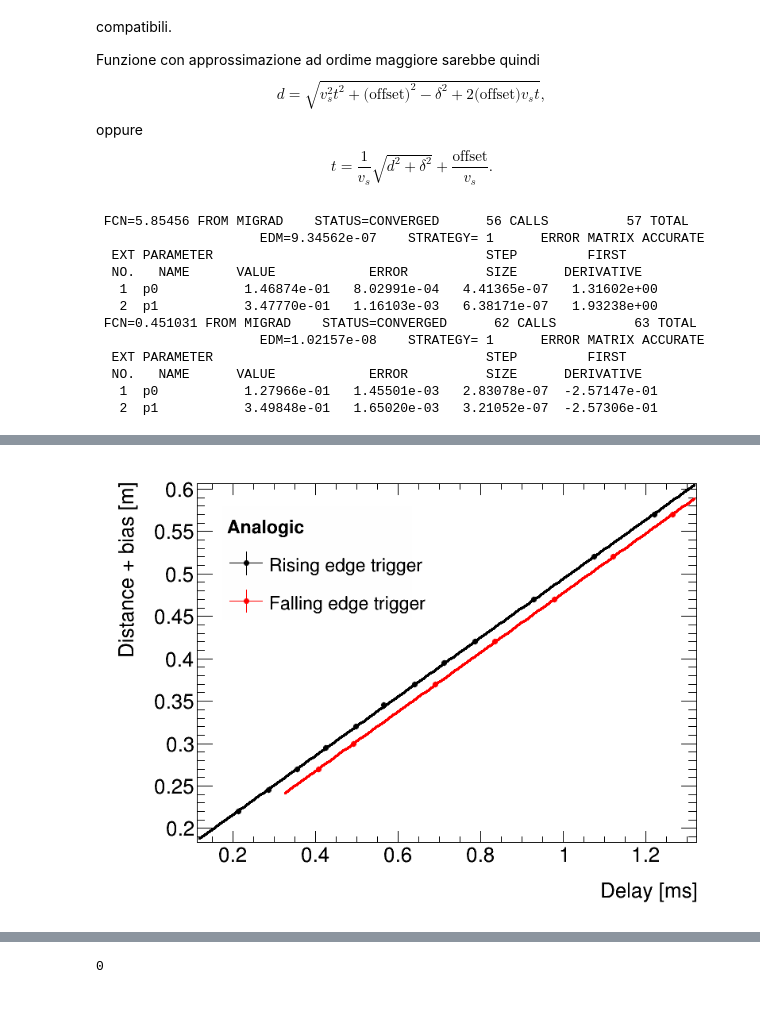
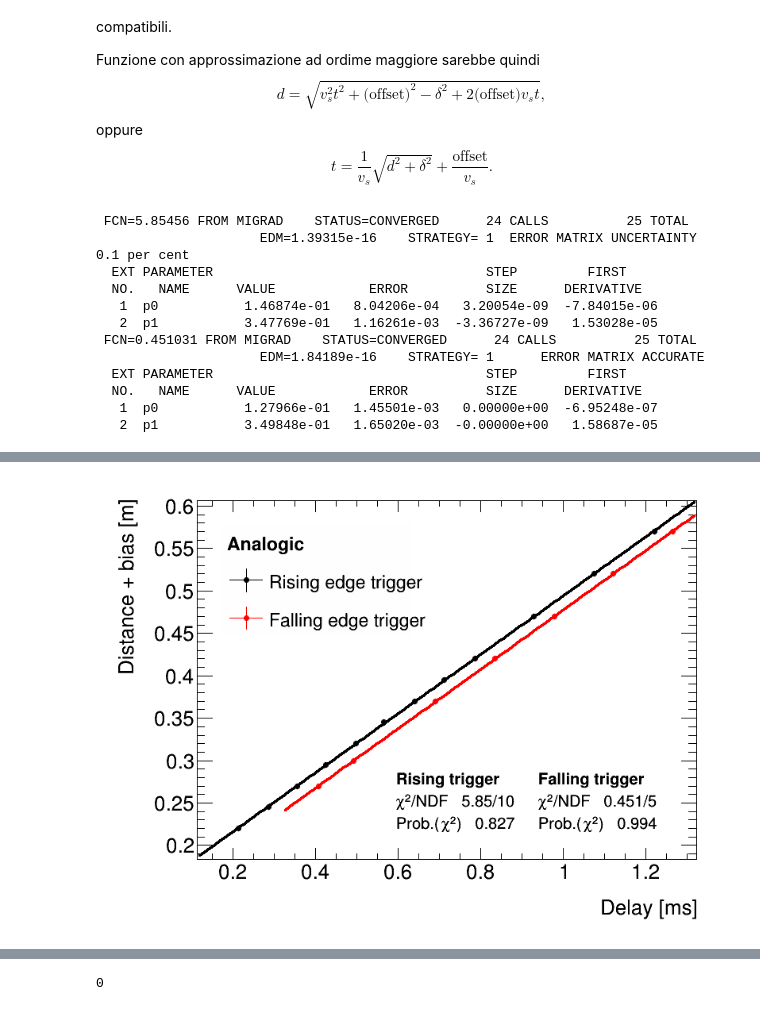
Before and after one commit to mattiasotgia/Lab2, a Jupyter notebook: esperienza_6__velocita_suono/analisi_dati/220413__analisi_dati_sspd.ipynb, the cells around one changed output, grey strips where cells are left out. Drawn from its saved outputs; the diff is of its cells as text; code cells hidden in the pictures.

Commit message:
added statistical parameters to plots

```diff
--- a/esperienza_6__velocita_suono/analisi_dati/220413__analisi_dati_sspd.ipynb
+++ b/esperienza_6__velocita_suono/analisi_dati/220413__analisi_dati_sspd.ipynb
@@ -88,6 +90,8 @@ l.SetFillColorAlpha(0, 0.75)
 l.SetTextSize(25)
 l.SetHeader('#bf{Analogic} #it{}')
 
+t = ROOT.TLatex()
+t.SetTextSize(22)
 
 rise_analogic.Draw('ap')
 rise_analogic.Fit('analog_rise')
@@ -96,17 +100,24 @@ fall_analogic.Fit('analog_fall')
 l.AddEntry(rise_analogic, 'Rising edge trigger', 'LPE')
 l.AddEntry(fall_analogic, 'Falling edge trigger', 'LPE')
 l.Draw()
+
+t.DrawLatexNDC(.475, .3, '#splitline{{#bf{{Rising trigger}}}}{{#splitline{{#chi^{{2}}/NDF   {:.3}/{}}}{{Prob.(#chi^{{2}})   {:.3}}}}}'
+               .format(f_rise_analogic.GetChisquare(),f_rise_analogic.GetNDF(),f_rise_analogic.GetProb()))
+
+t.DrawLatexNDC(.7, .3, '#splitline{{#bf{{Falling trigger}}}}{{#splitline{{#chi^{{2}}/NDF   {:.3}/{}}}{{Prob.(#chi^{{2}})   {:.3}}}}}'
+               .format(f_fall_analogic.GetChisquare(),f_fall_analogic.GetNDF(),f_fall_analogic.GetProb()))
+
 c1.Draw()
 # %% [output]
- FCN=5.85456 FROM MIGRAD    STATUS=CONVERGED      56 CALLS          57 TOTAL
-                     EDM=9.34562e-07    STRATEGY= 1      ERROR MATRIX ACCURATE
+ FCN=5.85456 FROM MIGRAD    STATUS=CONVERGED      24 CALLS          25 TOTAL
+                     EDM=1.39315e-16    STRATEGY= 1  ERROR MATRIX UNCERTAINTY   0.1 per cent
   EXT PARAMETER                                   STEP         FIRST
   NO.   NAME      VALUE            ERROR          SIZE      DERIVATIVE
-   1  p0           1.46874e-01   8.02991e-04   4.41365e-07   1.31602e+00
-   2  p1           3.47770e-01   1.16103e-03   6.38171e-07   1.93238e+00
- FCN=0.451031 FROM MIGRAD    STATUS=CONVERGED      62 CALLS          63 TOTAL
-                     EDM=1.02157e-08    STRATEGY= 1      ERROR MATRIX ACCURATE
+   1  p0           1.46874e-01   8.04206e-04   3.20054e-09  -7.84015e-06
+   2  p1           3.47769e-01   1.16261e-03  -3.36727e-09   1.53028e-05
+ FCN=0.451031 FROM MIGRAD    STATUS=CONVERGED      24 CALLS          25 TOTAL
+                     EDM=1.84189e-16    STRATEGY= 1      ERROR MATRIX ACCURATE
   EXT PARAMETER                                   STEP         FIRST
   NO.   NAME      VALUE            ERROR          SIZE      DERIVATIVE
-   1  p0           1.27966e-01   1.45501e-03   2.83078e-07  -2.57147e-01
-   2  p1           3.49848e-01   1.65020e-03   3.21052e-07  -2.57306e-01
+   1  p0           1.27966e-01   1.45501e-03   0.00000e+00  -6.95248e-07
+   2  p1           3.49848e-01   1.65020e-03  -0.00000e+00   1.58687e-05
@@ -113,4 +125,4 @@ c1.Draw()
-[figure, old version]
+[figure, new version]
 # %%
 def print_results2par(f_rise, f_fall, name='analogic'):
 
```
Also changed, not shown: parts of 6 cells of this notebook, 5 other files.
